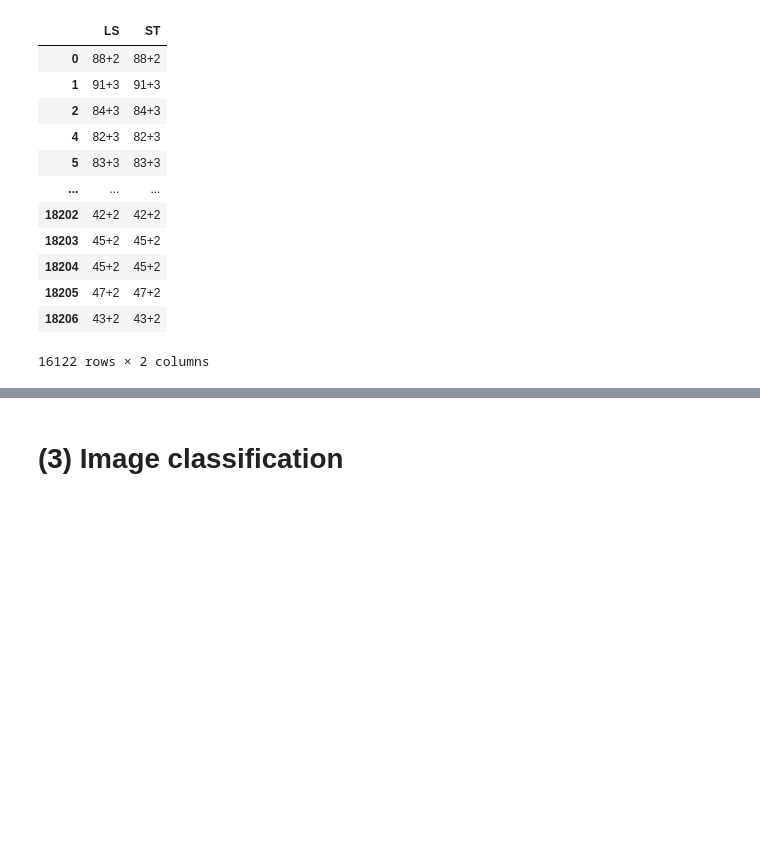
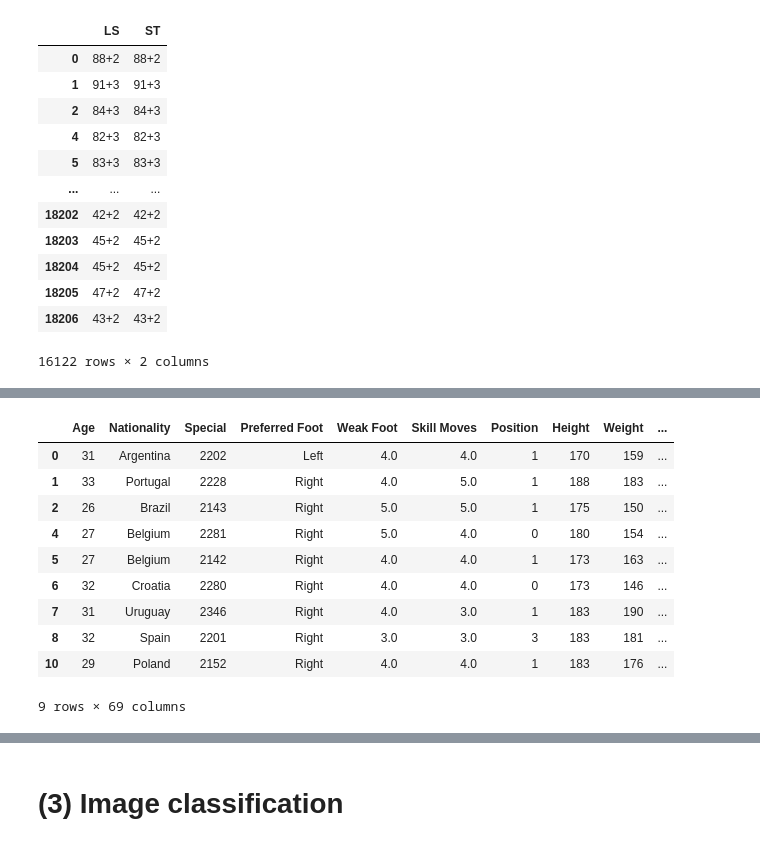
Before and after one commit to Nikitaion/TensorFlowLearning, a Jupyter notebook: 11_tensorflow_exam_skills_checklist.ipynb, the cells around one changed output, grey strips where cells are left out. Drawn from its saved outputs; the diff is of its cells as text; code cells hidden in the pictures; blank space fills up the shorter version.

```diff
--- a/11_tensorflow_exam_skills_checklist.ipynb
+++ b/11_tensorflow_exam_skills_checklist.ipynb
@@ -631,0 +722,14 @@ defender_player = ["CB", "RCB", "LCB", "LWB", "RWB", "LB", "RB"]
+# %%
+fifa_19_ds.head(9)
+# %% [output]
+|  | Age | Nationality | Special | Preferred Foot | Weak Foot | Skill Moves | Position | Height | Weight | ... |
+| 0 | 31 | Argentina | 2202 | Left | 4.0 | 4.0 | 1 | 170 | 159 | ... |
+| 1 | 33 | Portugal | 2228 | Right | 4.0 | 5.0 | 1 | 188 | 183 | ... |
+| 2 | 26 | Brazil | 2143 | Right | 5.0 | 5.0 | 1 | 175 | 150 | ... |
+| 4 | 27 | Belgium | 2281 | Right | 5.0 | 4.0 | 0 | 180 | 154 | ... |
+| 5 | 27 | Belgium | 2142 | Right | 4.0 | 4.0 | 1 | 173 | 163 | ... |
+| 6 | 32 | Croatia | 2280 | Right | 4.0 | 4.0 | 0 | 173 | 146 | ... |
+| 7 | 31 | Uruguay | 2346 | Right | 4.0 | 3.0 | 1 | 183 | 190 | ... |
+| 8 | 32 | Spain | 2201 | Right | 3.0 | 3.0 | 3 | 183 | 181 | ... |
+| 10 | 29 | Poland | 2152 | Right | 4.0 | 4.0 | 1 | 183 | 176 | ... |
+9 rows × 69 columns
```
Also changed, not shown: parts of 25 cells of this notebook.
